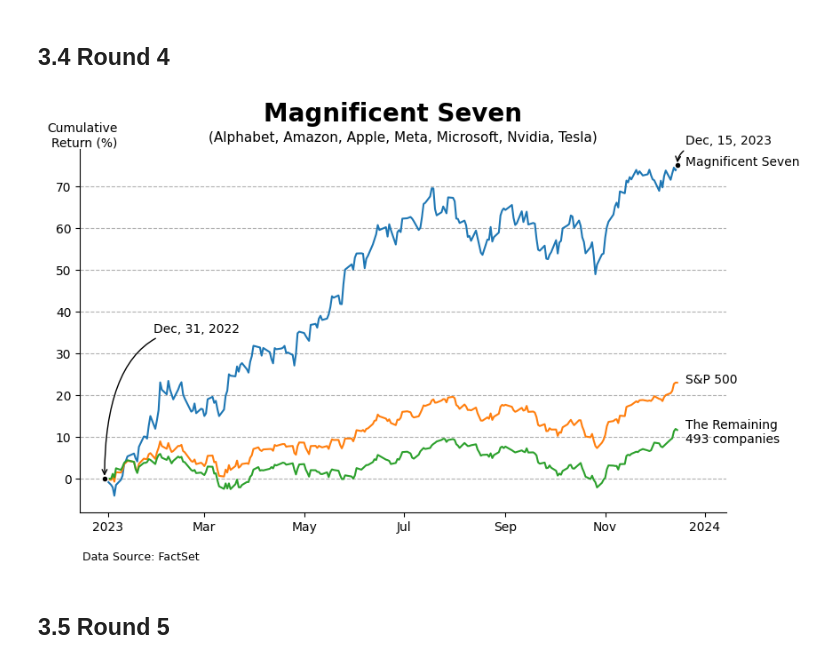
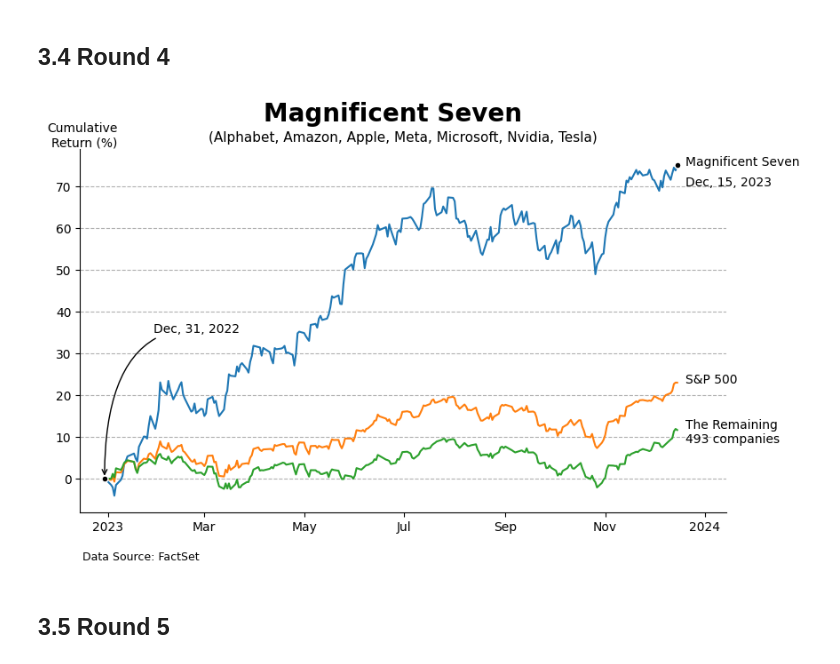
Before and after one commit to HzyBetty/Data-Visualization-Practice, a Jupyter notebook: docs/part_2/mag7.ipynb, the cells around one changed output. Drawn from its saved outputs; the diff is of its cells as text; code cells hidden in the pictures.

Commit message:
Magnificent Seven Data Visual Refinement Practice

```diff
--- a/docs/part_2/mag7.ipynb
+++ b/docs/part_2/mag7.ipynb
@@ -188,6 +188,7 @@ ax.plot(mag7_df["date"], mag7_df["rest"])
 aspect_ratio = 9/16
 ax.set_box_aspect(aspect_ratio)
 
+# add the figure size
 scale = 1.05
 fig_width = 9 * scale
 fig_height = fig_width * aspect_ratio
@@ -249,42 +250,37 @@ ax.annotate(
     text = "Dec, 15, 2023",
     xy = (mag7_df["date"].iloc[-1], mag7_df["mag7"].iloc[-1]),
     xytext=(mag7_df["date"].iloc[-1] + pd.Timedelta("5 days"),
-           mag7_df["mag7"].iloc[-1]+5,
-          ),
-    arrowprops=dict(arrowstyle="->", connectionstyle="angle3, angleA=0, angleB=90")
+           mag7_df["mag7"].iloc[-1]-5,
+          )
 )
 
 
 # remove x-axis label
 ax.set_xlabel("")
 
 # remove legend
 ax.legend().set_visible(False)
 
 # hide top and right spines
 ax.spines['top'].set_visible(False)
 ax.spines['right'].set_visible(False)
 
 # add y grid
 ax.grid(axis="y", linestyle="--")
 
 # improve title
 fig.suptitle("Magnificent Seven", fontsize=20, fontweight='bold')
 ax.set_title("(Alphabet, Amazon, Apple, Meta, Microsoft, Nvidia, Tesla)",
           fontdict={'fontsize': 11})
 
 # add caption
 fig.text(0.13, 0.01, "Data Source: FactSet",
          fontdict={'fontsize': 9, 'fontweight': 'light'})
-# add the figure size
 
 # remove tight_layout()
 
-
-
-
 plt.show()
 # %% [output]
-[figure, old version]
+[figure, new version]
 # %% [markdown]
 ## 3.5 Round 5
```
Also changed, not shown: parts of 2 cells of this notebook.
